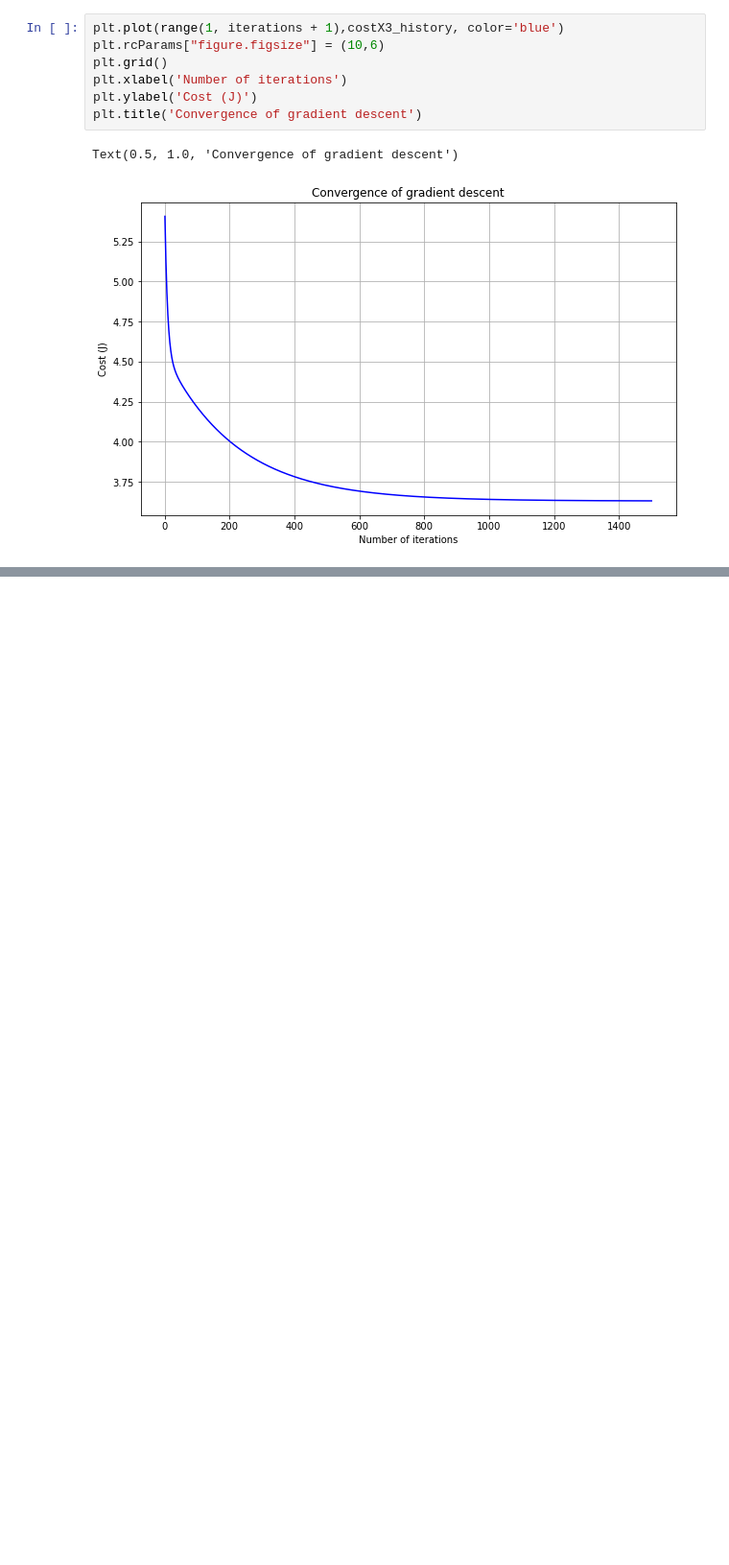
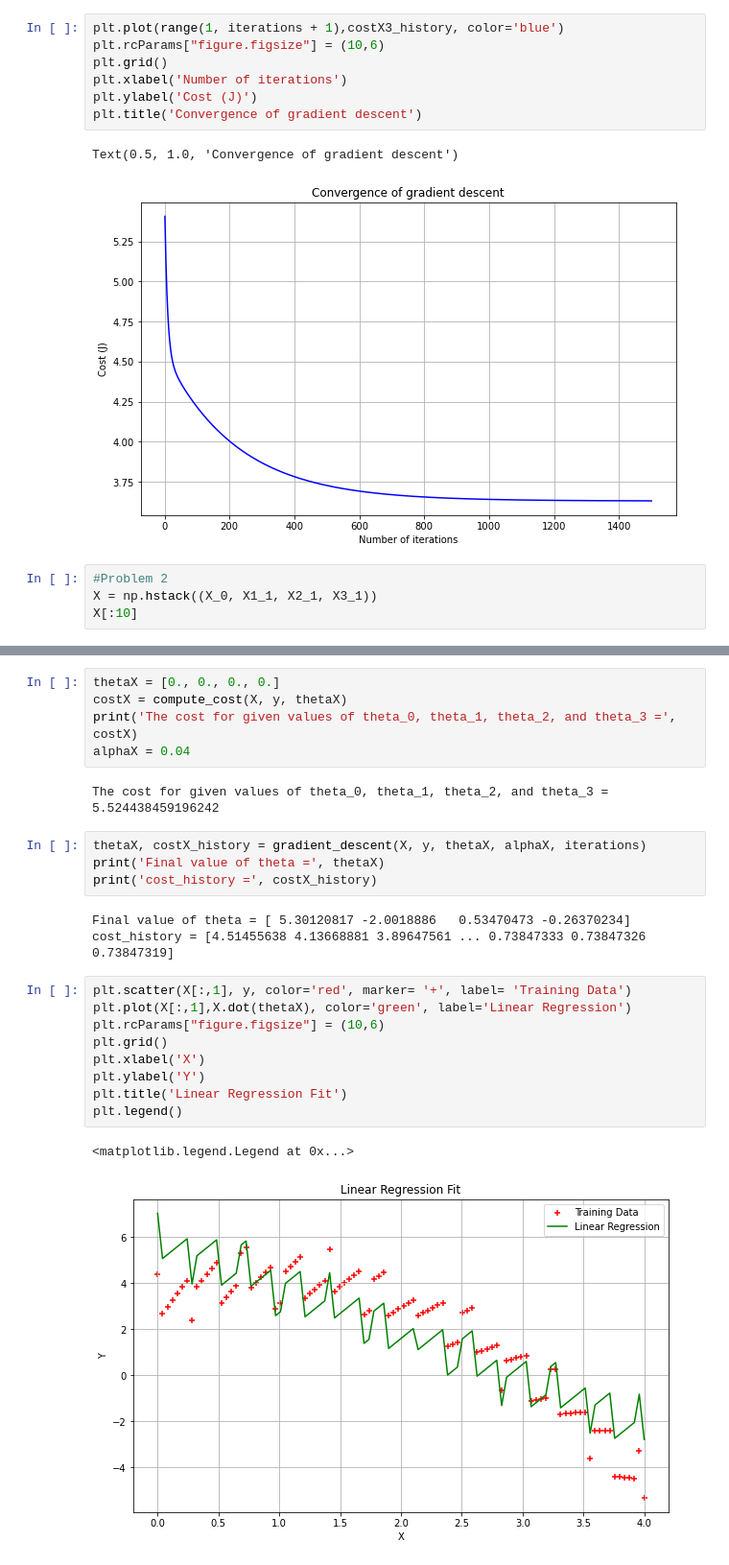
Before and after one commit to NaraPvP/IntroToML, a Jupyter notebook: HW0/HW0_LinearRegression.ipynb, the cells around one changed output, grey strips where cells are left out. Shown at 96% size. Drawn from its saved outputs; the diff is of its cells as text; blank space fills up the shorter version.

Commit message:
Updated HW0_LinearRegression with P2

```diff
--- a/HW0/HW0_LinearRegression.ipynb
+++ b/HW0/HW0_LinearRegression.ipynb
@@ -260,3 +260,7 @@ plt.title('Convergence of gradient descent')
 # %% [output]
 Text(0.5, 1.0, 'Convergence of gradient descent')
 [figure]
+# %%
+#Problem 2
+X = np.hstack((X_0, X1_1, X2_1, X3_1))
+X[:10]
@@ -262,0 +278,26 @@ Text(0.5, 1.0, 'Convergence of gradient descent')
+# %%
+thetaX = [0., 0., 0., 0.]
+costX = compute_cost(X, y, thetaX)
+print('The cost for given values of theta_0, theta_1, theta_2, and theta_3 =', costX)
+alphaX = 0.04
+# %% [output]
+The cost for given values of theta_0, theta_1, theta_2, and theta_3 = 5.524438459196242
+# %%
+thetaX, costX_history = gradient_descent(X, y, thetaX, alphaX, iterations)
+print('Final value of theta =', thetaX)
+print('cost_history =', costX_history)
+# %% [output]
+Final value of theta = [ 5.30120817 -2.0018886   0.53470473 -0.26370234]
+cost_history = [4.51455638 4.13668881 3.89647561 ... 0.73847333 0.73847326 0.73847319]
+# %%
+plt.scatter(X[:,1], y, color='red', marker= '+', label= 'Training Data')
+plt.plot(X[:,1],X.dot(thetaX), color='green', label='Linear Regression')
+plt.rcParams["figure.figsize"] = (10,6)
+plt.grid()
+plt.xlabel('X')
+plt.ylabel('Y')
+plt.title('Linear Regression Fit')
+plt.legend()
+# %% [output]
+<matplotlib.legend.Legend at 0x...>
+[figure, added]
```
Also changed, not shown: parts of 4 cells of this notebook.
